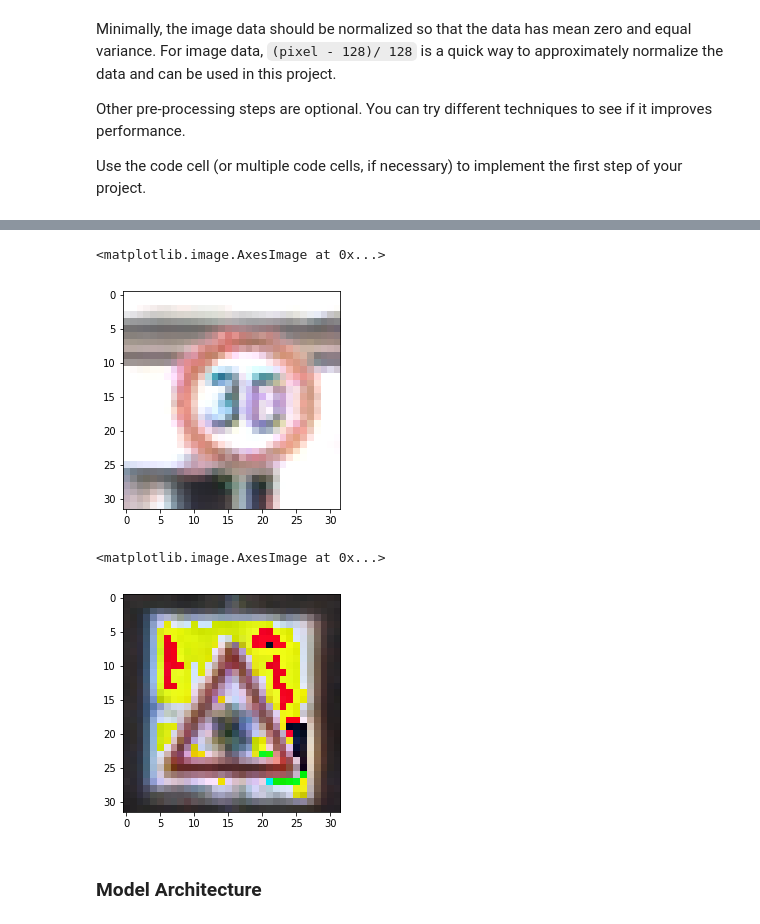
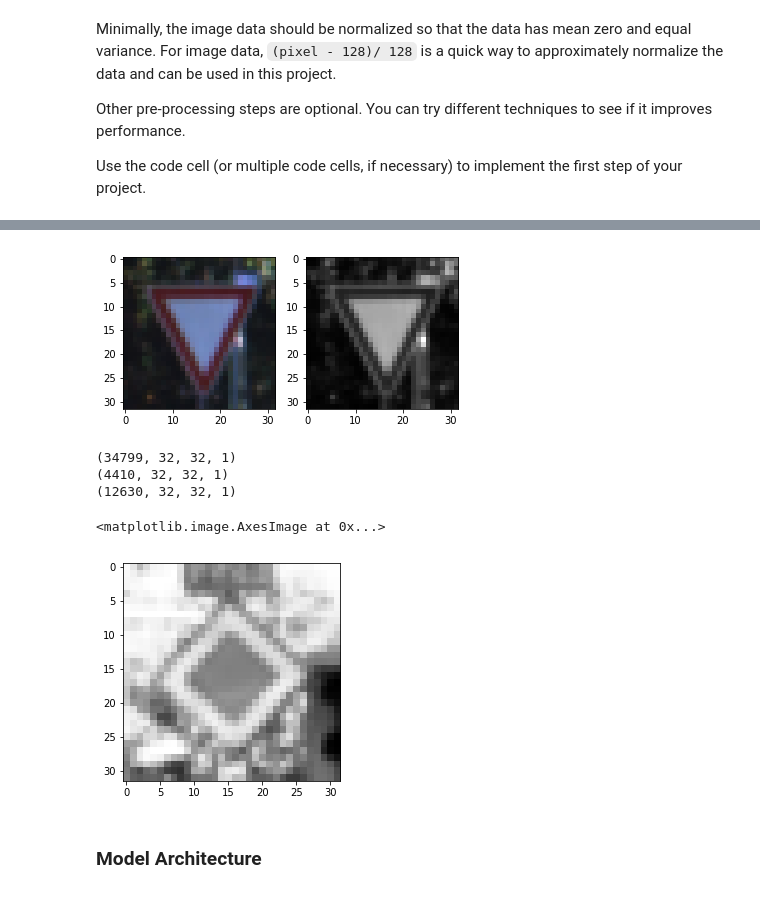
Before and after one commit to wangzhe0912/CarND-Traffic-Sign-Classifier-Project1, a Jupyter notebook: Traffic_Sign_Classifier.ipynb, the cells around one changed output, grey strips where cells are left out. Drawn from its saved outputs; the diff is of its cells as text; code cells hidden in the pictures.

```diff
--- a/Traffic_Sign_Classifier.ipynb
+++ b/Traffic_Sign_Classifier.ipynb
@@ -136,7 +157,34 @@ from sklearn.utils import shuffle
+# %%
+# tf.image.rgb_to_grayscale(images)
+def rgb2gray(input_data):
+
+    r, g, b = input_data[:,:,:,0], input_data[:,:,:,1], input_data[:,:,:,2]
+    gray = 0.2989 * r + 0.5870 * g + 0.1140 * b
+    origin_shape = gray.shape
+    new_shape = (origin_shape[0], origin_shape[1], origin_shape[2], 1)
+    return gray.reshape(new_shape)
+
+
+def preprocess_data(input_data, label_data):
+    """
+    # preprocess_data data by normize and shuffle
+    """
+    input_data = rgb2gray(input_data)
+    print(input_data.shape)
+    input_data = (input_data - 128) / 128.0
+    input_data, label_data = shuffle(input_data, label_data)
+    return input_data, label_data
 # %%
 # Visualize the image
-test_image_1 = X_train[random.randint(0, n_train)].squeeze()
+index = random.randint(0, n_train)
+plt.subplot(121)
+test_image_1 = X_train[index].squeeze()
 plt.imshow(test_image_1)
+
+plt.subplot(122)
+test_image_1 = rgb2gray(X_train)
+plt.imshow(test_image_1[index].squeeze(), cmap="gray")
+
+plt.show()
 # %% [output]
-<matplotlib.image.AxesImage at 0x...>
-[figure, old version]
+[figure, new version]
@@ -156,12 +192,16 @@ def preprocess_data(input_data, label_data):
 X_train_after_preprocess, y_train_after_preprocess = preprocess_data(X_train, y_train)
 X_valid_after_preprocess, y_valid_after_preprocess = preprocess_data(X_valid, y_valid)
 X_test_after_preprocess, y_test_after_preprocess = preprocess_data(X_test, y_test)
+# %% [output]
+(34799, 32, 32, 1)
+(4410, 32, 32, 1)
+(12630, 32, 32, 1)
 # %%
 # Visualize the image after preprocess
 test_image_2 = X_train_after_preprocess[random.randint(0, n_train)].squeeze()
-plt.imshow(test_image_2)
+plt.imshow(test_image_2, cmap="gray")
 # %% [output]
 <matplotlib.image.AxesImage at 0x...>
-[figure, old version]
+[figure, new version]
 # %% [markdown]
 ### Model Architecture
```
Also changed, not shown: parts of 22 cells of this notebook, 18 other files.
